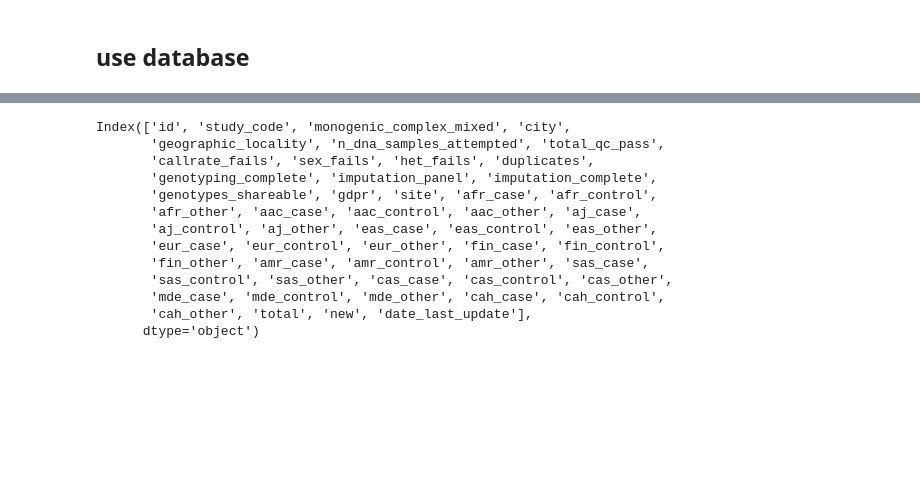
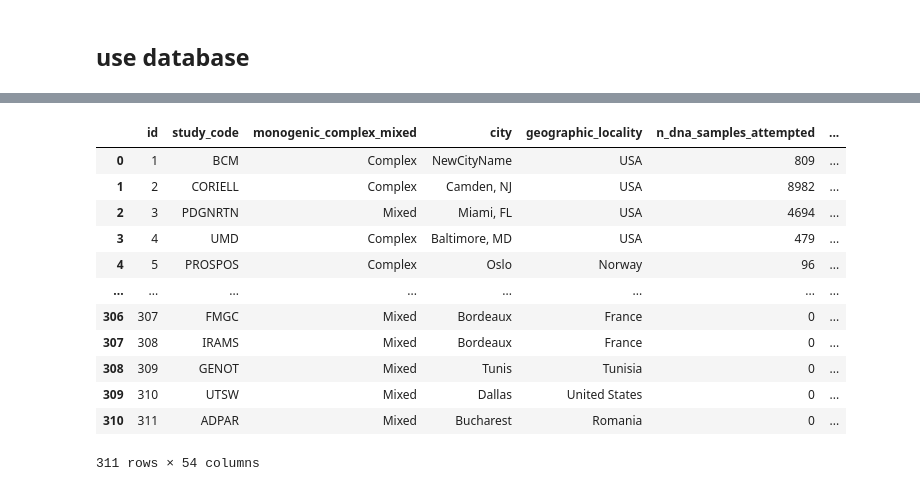
Before and after one commit to dvitale199/GenoTracker, a Jupyter notebook: data_proc.ipynb, the cells around one changed output, grey strips where cells are left out. Drawn from its saved outputs; the diff is of its cells as text; code cells hidden in the pictures; blank space fills up the shorter version.

```diff
--- a/data_proc.ipynb
+++ b/data_proc.ipynb
@@ -780,16 +807,16 @@ print(df.head())
 # %%
-df.columns
+df
 # %% [output]
+|  | id | study_code | monogenic_complex_mixed | city | geographic_locality | n_dna_samples_attempted | ... |
+| 0 | 1 | BCM | Complex | NewCityName | USA | 809 | ... |
+| 1 | 2 | CORIELL | Complex | Camden, NJ | USA | 8982 | ... |
+| 2 | 3 | PDGNRTN | Mixed | Miami, FL | USA | 4694 | ... |
+| 3 | 4 | UMD | Complex | Baltimore, MD | USA | 479 | ... |
+| 4 | 5 | PROSPOS | Complex | Oslo | Norway | 96 | ... |
+| ... | ... | ... | ... | ... | ... | ... | ... |
+| 306 | 307 | FMGC | Mixed | Bordeaux | France | 0 | ... |
+| 307 | 308 | IRAMS | Mixed | Bordeaux | France | 0 | ... |
+| 308 | 309 | GENOT | Mixed | Tunis | Tunisia | 0 | ... |
+| 309 | 310 | UTSW | Mixed | Dallas | United States | 0 | ... |
+| 310 | 311 | ADPAR | Mixed | Bucharest | Romania | 0 | ... |
-Index(['id', 'study_code', 'monogenic_complex_mixed', 'city',
-       'geographic_locality', 'n_dna_samples_attempted', 'total_qc_pass',
-       'callrate_fails', 'sex_fails', 'het_fails', 'duplicates',
-       'genotyping_complete', 'imputation_panel', 'imputation_complete',
-       'genotypes_shareable', 'gdpr', 'site', 'afr_case', 'afr_control',
-       'afr_other', 'aac_case', 'aac_control', 'aac_other', 'aj_case',
-       'aj_control', 'aj_other', 'eas_case', 'eas_control', 'eas_other',
-       'eur_case', 'eur_control', 'eur_other', 'fin_case', 'fin_control',
-       'fin_other', 'amr_case', 'amr_control', 'amr_other', 'sas_case',
-       'sas_control', 'sas_other', 'cas_case', 'cas_control', 'cas_other',
-       'mde_case', 'mde_control', 'mde_other', 'cah_case', 'cah_control',
-       'cah_other', 'total', 'new', 'date_last_update'],
-      dtype='object')
+311 rows × 54 columns
```
Also changed, not shown: parts of 5 cells of this notebook, 8 other files.
